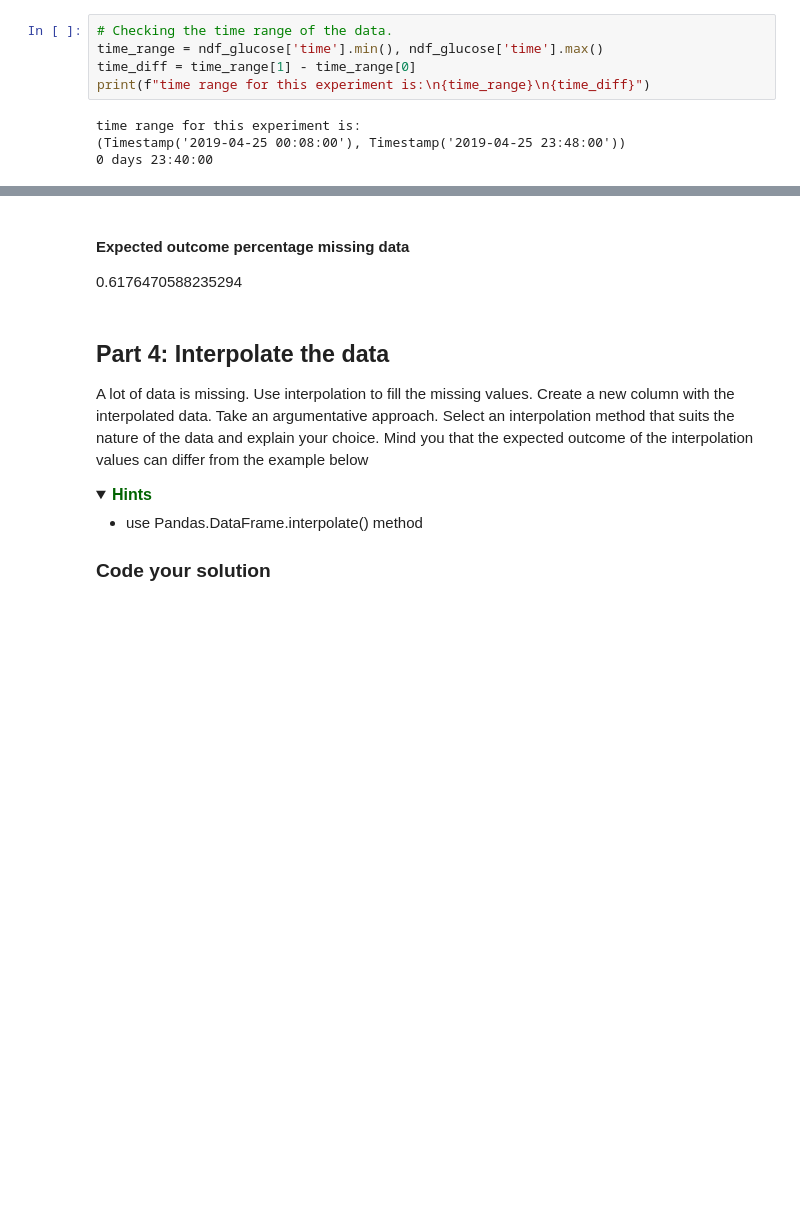
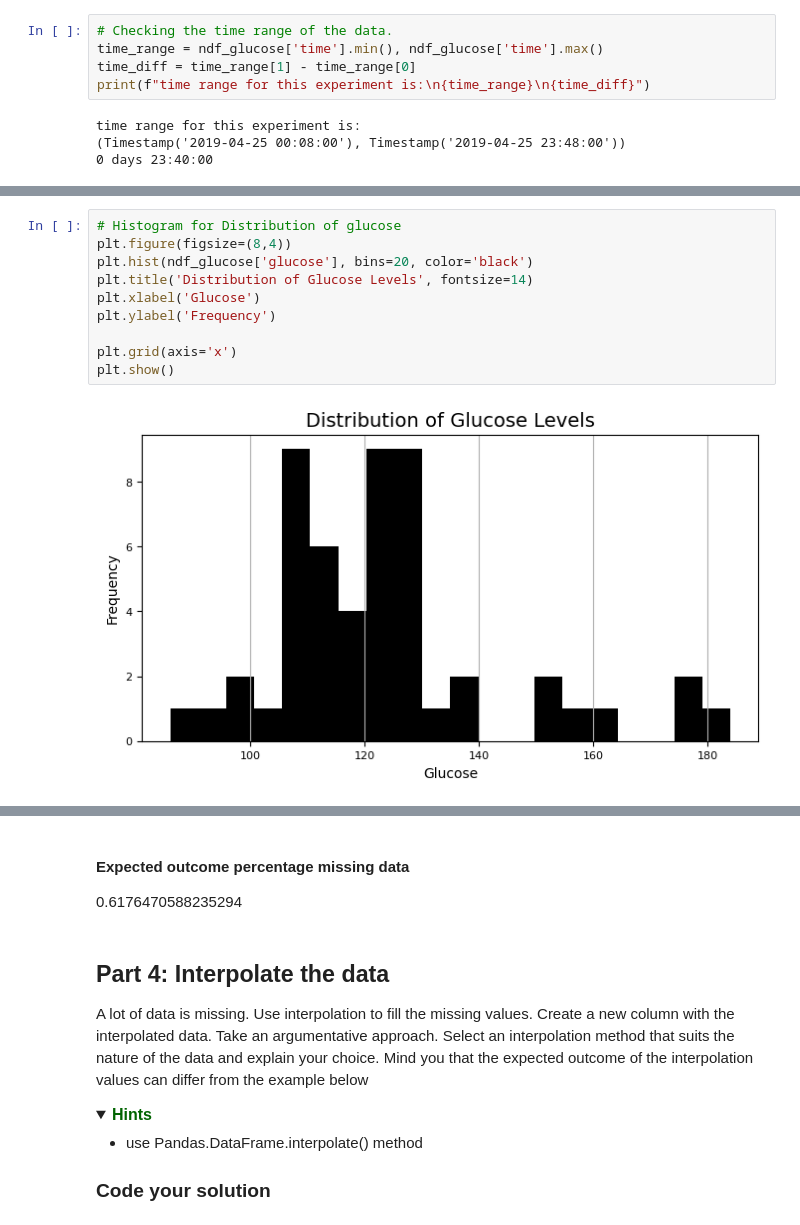
Before and after one commit to hoomanhanaei/DS_101, a Jupyter notebook: Assignment_02/Assignment_week_02.ipynb, the cells around one changed output, grey strips where cells are left out. Cells and saved outputs as stored; diff of their text form; folded sections open; blank space fills up the shorter version.

```diff
--- a/Assignment_02/Assignment_week_02.ipynb
+++ b/Assignment_02/Assignment_week_02.ipynb
@@ -312,0 +378,12 @@ time range for this experiment is:
+# %%
+# Histogram for Distribution of glucose
+plt.figure(figsize=(8,4))
+plt.hist(ndf_glucose['glucose'], bins=20, color='black')
+plt.title('Distribution of Glucose Levels', fontsize=14)
+plt.xlabel('Glucose')
+plt.ylabel('Frequency')
+
+plt.grid(axis='x')
+plt.show()
+# %% [output]
+[figure, added]
```
Also changed, not shown: parts of 18 cells of this notebook.
